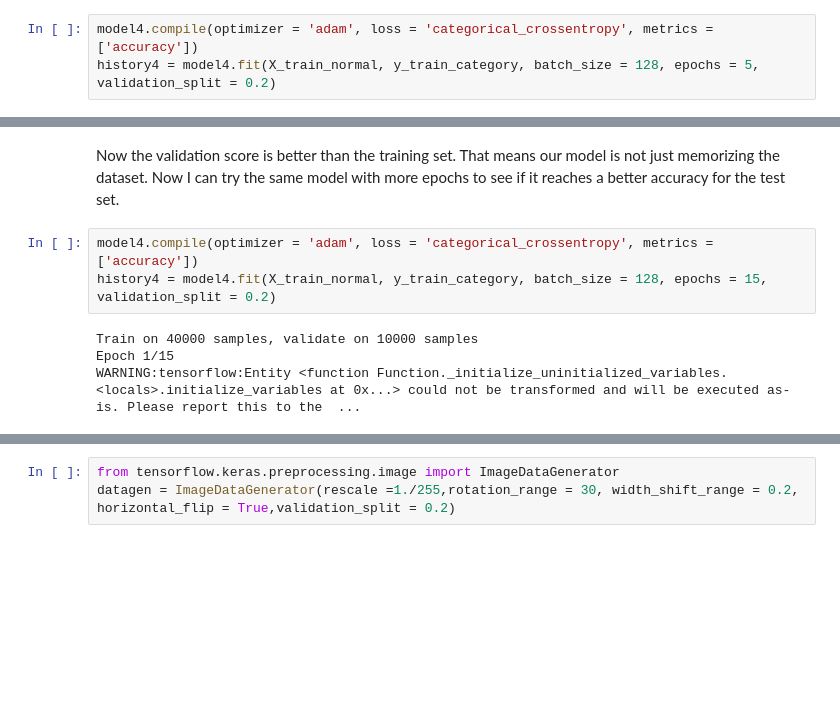
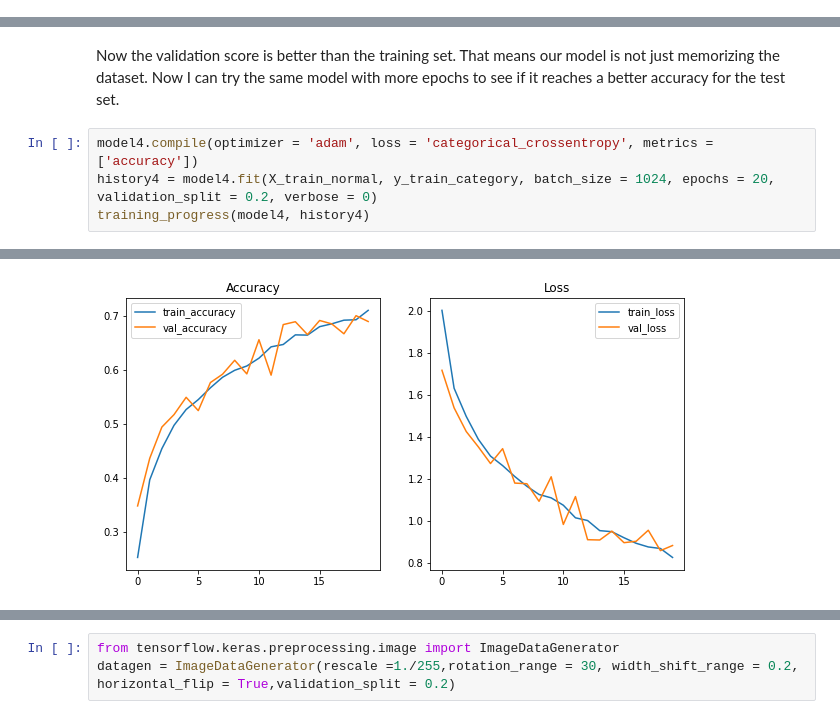
Before and after one commit to bbchen33/Deep-learning, a Jupyter notebook: Tensorflow-small-image-cifar10-training.ipynb, the cells around one changed output, grey strips where cells are left out. Drawn from its saved outputs; the diff is of its cells as text; blank space fills up the shorter version.

```diff
--- a/Tensorflow-small-image-cifar10-training.ipynb
+++ b/Tensorflow-small-image-cifar10-training.ipynb
@@ -215,6 +143,3 @@ model4 = tf.keras.Sequential([
     tf.keras.layers.Dense(512, activation='relu'),
     tf.keras.layers.Dense(10, activation='softmax')
 ])
-# %%
-model4.compile(optimizer = 'adam', loss = 'categorical_crossentropy', metrics = ['accuracy'])
-history4 = model4.fit(X_train_normal, y_train_category, batch_size = 128, epochs = 5, validation_split = 0.2)
@@ -237,8 +147,6 @@ Epoch 5/5
 Now the validation score is better than the training set. That means our model is not just memorizing the dataset. Now I can try the same model with more epochs to see if it reaches a better accuracy for the test set.
 # %%
 model4.compile(optimizer = 'adam', loss = 'categorical_crossentropy', metrics = ['accuracy'])
-history4 = model4.fit(X_train_normal, y_train_category, batch_size = 128, epochs = 15, validation_split = 0.2)
+history4 = model4.fit(X_train_normal, y_train_category, batch_size = 1024, epochs = 20, validation_split = 0.2, verbose = 0)
+training_progress(model4, history4)
 # %% [output]
-Train on 40000 samples, validate on 10000 samples
-Epoch 1/15
-WARNING:tensorflow:Entity <function Function._initialize_uninitialized_variables.<locals>.initialize_variables at 0x...> could not be transformed and will be executed as-is. Please report this to the  ...
@@ -262,0 +153 @@ Epoch 15/15
+[figure, added]
```
Also changed, not shown: parts of 18 cells of this notebook.
